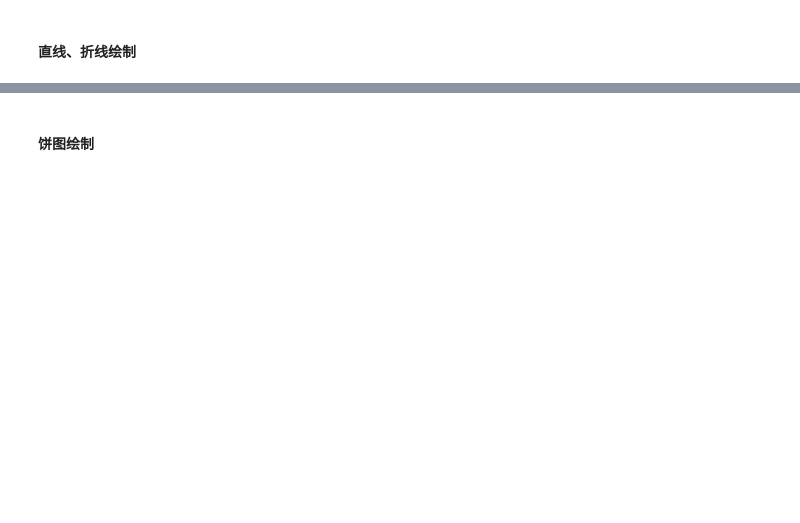
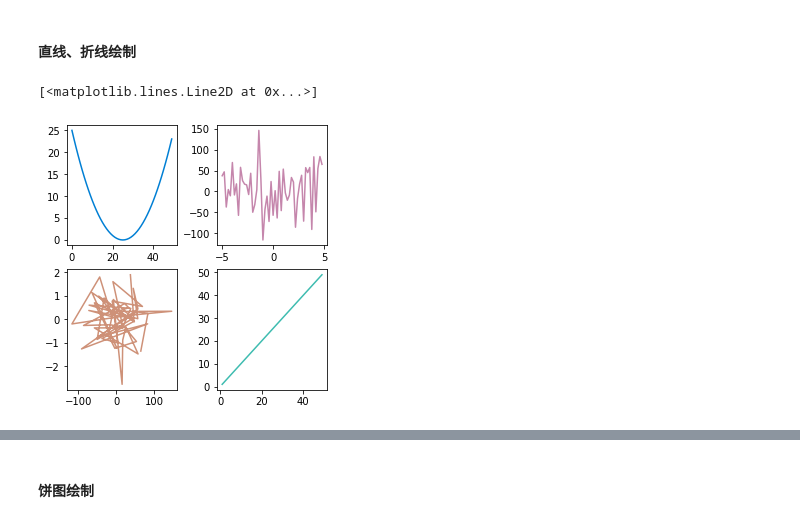
Before and after one commit to team-317/science_book, a Jupyter notebook: Pratice/matplot_practice.ipynb, the cells around one changed output, grey strips where cells are left out. Cells and saved outputs as stored; diff of their text form; code cells hidden in the pictures; blank space fills up the shorter version.

```diff
--- a/Pratice/matplot_practice.ipynb
+++ b/Pratice/matplot_practice.ipynb
@@ -100,24 +120,27 @@ ax.grid(True)
 # %%
 ## 绘制折线图
 import numpy as np
 a = np.arange(50)
-fig, ((ax1, ax2),(ax3, ax4)) = plt.subplots(2,2, layout='constrained', figsize=(10,5))
+fig, ((ax1, ax2),(ax3, ax4)) = plt.subplots(2,2, layout='constrained', figsize=(4,4))
 
 # 绘制折线图需要使用plot，这个函数会将所第一个数组作为横坐标，第二个数组作为纵坐标
 # 两个数组相同下标的元素组合成一个坐标，代表一个点，plot将所有的点依次进行连接
 
 # 绘制 y=x^2 ，以直代曲
 t = [i*i for i in np.arange(-5,5,0.2)]
 b = np.array(t)
 ax1.plot(a, b, c='#007fd4')
 
 # 绘制折线，纵坐标随机生成
 c = np.random.randn(50)*50
 ax2.plot((a-25)/5, c, c='#c586ac')
 
 # 绘制杂线，横纵坐标随机生成，依次连接生成的点
 d = np.random.randn(50)
 ax3.plot(c, d, c='#ce9178', linestyle='-')
 
 # 绘制一条直线需要提供两个点，这里两个点是(1,1)，(49,49)
 ax4.plot([1,49],[1,49], c='#3ebcb0')
+# %% [output]
+[<matplotlib.lines.Line2D at 0x...>]
+[figure, added]
```
Also changed, not shown: parts of 18 cells of this notebook, 9 other files.
